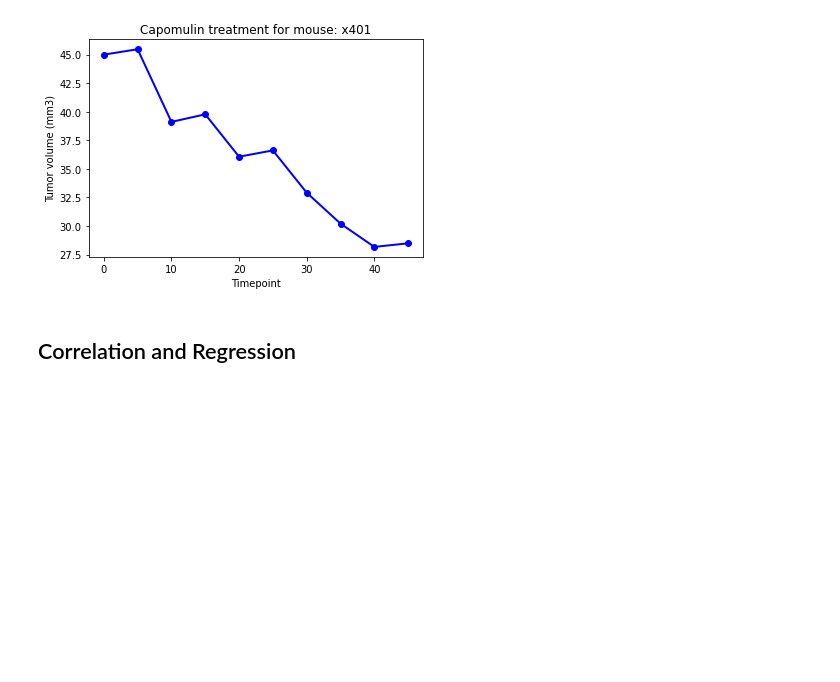
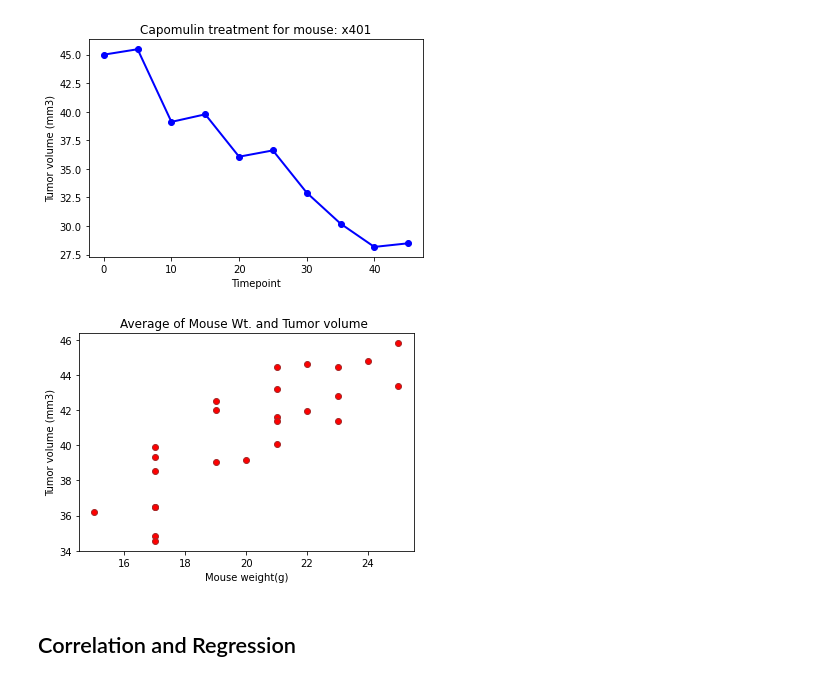
Before and after one commit to skunnath2020/Matplotlib-Challenge, a Jupyter notebook: Pymaceuticals/pymaceuticals_starter.ipynb, the cells around one changed output. Saved outputs shown, nothing was run; the diff lists cells and outputs as text; code cells hidden in the pictures; blank space fills up the shorter version.

```diff
--- a/Pymaceuticals/pymaceuticals_starter.ipynb
+++ b/Pymaceuticals/pymaceuticals_starter.ipynb
@@ -287,2 +286,16 @@ plt.show()
+# %%
+# Generate a scatter plot of average tumor volume vs. mouse weight for the Capomulin regimen
+cap_df=clean_data.loc[clean_data["Drug Regimen"]=='Capomulin']
+avg_mouse_df=cap_df.groupby(["Mouse ID"]).mean()
+plt.scatter(avg_mouse_df["Weight (g)"], avg_mouse_df["Tumor Volume (mm3)"],
+           facecolors='red',
+           edgecolors='brown'
+           )
+plt.title("Average of Mouse Wt. and Tumor volume ")
+plt.xlabel("Mouse weight(g)")
+plt.ylabel("Tumor volume (mm3)")
+plt.show()
+# %% [output]
+[figure, added]
 # %% [markdown]
 ## Correlation and Regression
```
Also changed, not shown: parts of 7 cells of this notebook.
